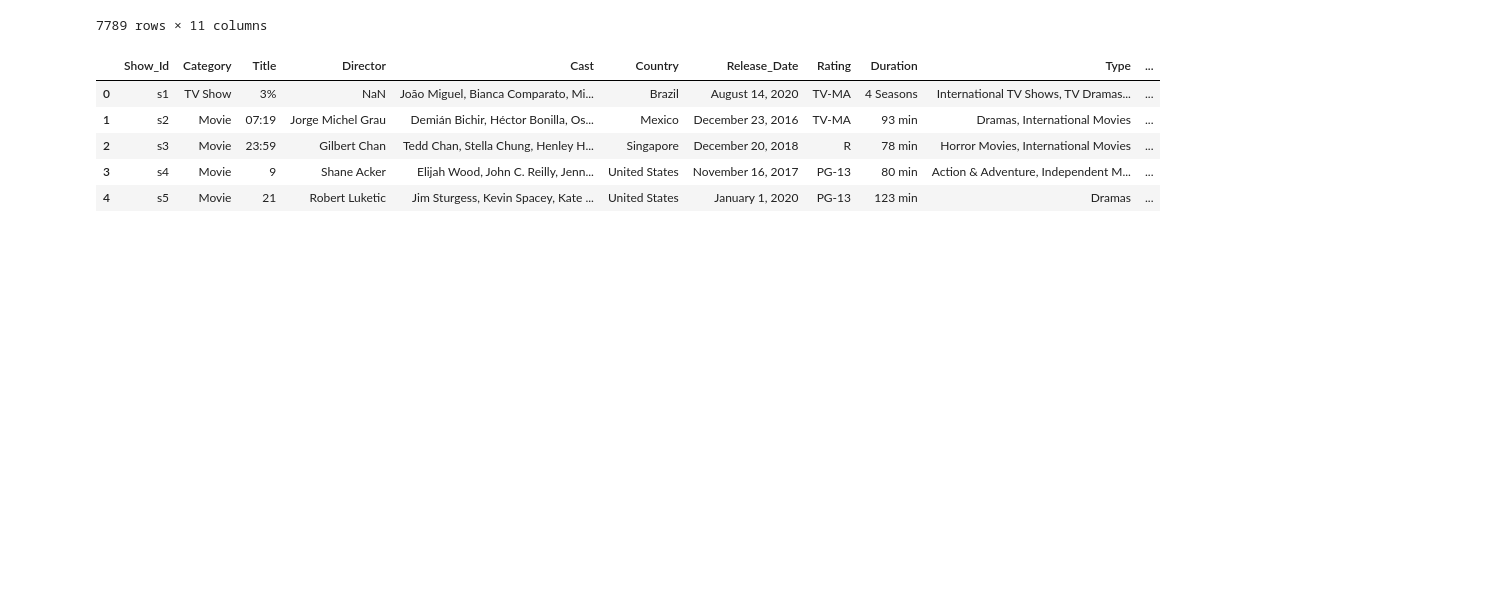
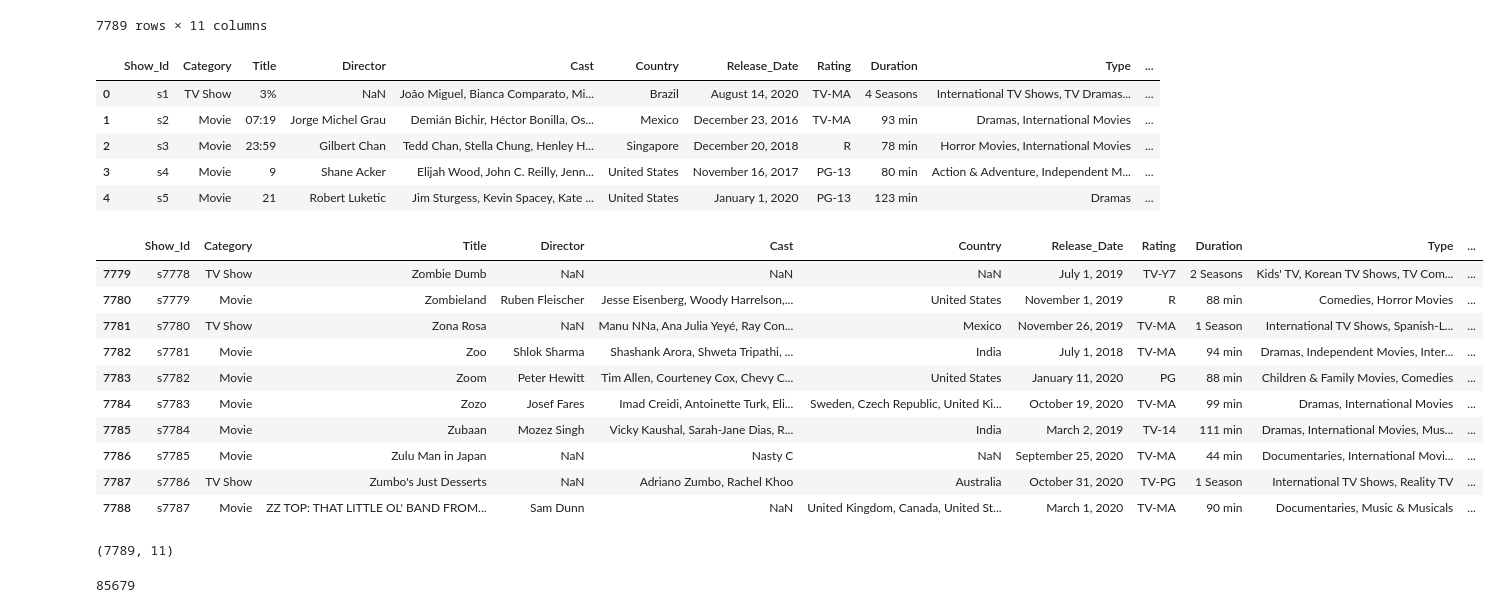
Before and after one commit to GilangPradnyana/UDEMY_PYTHON, a Jupyter notebook: PROJECT/NETFLIX PROJECT/netflix.ipynb, the cells around one changed output. Saved outputs shown, nothing was run; the diff lists cells and outputs as text; code cells hidden in the pictures; blank space fills up the shorter version.

```diff
--- a/PROJECT/NETFLIX PROJECT/netflix.ipynb
+++ b/PROJECT/NETFLIX PROJECT/netflix.ipynb
@@ -25,3 +26,25 @@ data.head()
 | 2 | s3 | Movie | 23:59 | Gilbert Chan | Tedd Chan, Stella Chung, Henley H... | Singapore | December 20, 2018 | R | 78 min | Horror Movies, International Movies | ... |
 | 3 | s4 | Movie | 9 | Shane Acker | Elijah Wood, John C. Reilly, Jenn... | United States | November 16, 2017 | PG-13 | 80 min | Action & Adventure, Independent M... | ... |
 | 4 | s5 | Movie | 21 | Robert Luketic | Jim Sturgess, Kevin Spacey, Kate ... | United States | January 1, 2020 | PG-13 | 123 min | Dramas | ... |
+# %%
+data.tail(10)
+# %% [output]
+|  | Show_Id | Category | Title | Director | Cast | Country | Release_Date | Rating | Duration | Type | ... |
+| 7779 | s7778 | TV Show | Zombie Dumb | NaN | NaN | NaN | July 1, 2019 | TV-Y7 | 2 Seasons | Kids' TV, Korean TV Shows, TV Com... | ... |
+| 7780 | s7779 | Movie | Zombieland | Ruben Fleischer | Jesse Eisenberg, Woody Harrelson,... | United States | November 1, 2019 | R | 88 min | Comedies, Horror Movies | ... |
+| 7781 | s7780 | TV Show | Zona Rosa | NaN | Manu NNa, Ana Julia Yeyé, Ray Con... | Mexico | November 26, 2019 | TV-MA | 1 Season | International TV Shows, Spanish-L... | ... |
+| 7782 | s7781 | Movie | Zoo | Shlok Sharma | Shashank Arora, Shweta Tripathi, ... | India | July 1, 2018 | TV-MA | 94 min | Dramas, Independent Movies, Inter... | ... |
+| 7783 | s7782 | Movie | Zoom | Peter Hewitt | Tim Allen, Courteney Cox, Chevy C... | United States | January 11, 2020 | PG | 88 min | Children & Family Movies, Comedies | ... |
+| 7784 | s7783 | Movie | Zozo | Josef Fares | Imad Creidi, Antoinette Turk, Eli... | Sweden, Czech Republic, United Ki... | October 19, 2020 | TV-MA | 99 min | Dramas, International Movies | ... |
+| 7785 | s7784 | Movie | Zubaan | Mozez Singh | Vicky Kaushal, Sarah-Jane Dias, R... | India | March 2, 2019 | TV-14 | 111 min | Dramas, International Movies, Mus... | ... |
+| 7786 | s7785 | Movie | Zulu Man in Japan | NaN | Nasty C | NaN | September 25, 2020 | TV-MA | 44 min | Documentaries, International Movi... | ... |
+| 7787 | s7786 | TV Show | Zumbo's Just Desserts | NaN | Adriano Zumbo, Rachel Khoo | Australia | October 31, 2020 | TV-PG | 1 Season | International TV Shows, Reality TV | ... |
+| 7788 | s7787 | Movie | ZZ TOP: THAT LITTLE OL' BAND FROM... | Sam Dunn | NaN | United Kingdom, Canada, United St... | March 1, 2020 | TV-MA | 90 min | Documentaries, Music & Musicals | ... |
+# %%
+data.shape
+# %% [output]
+(7789, 11)
+# %%
+data.size
+# %% [output]
+85679
```
Also changed, not shown: parts of 13 cells of this notebook.
